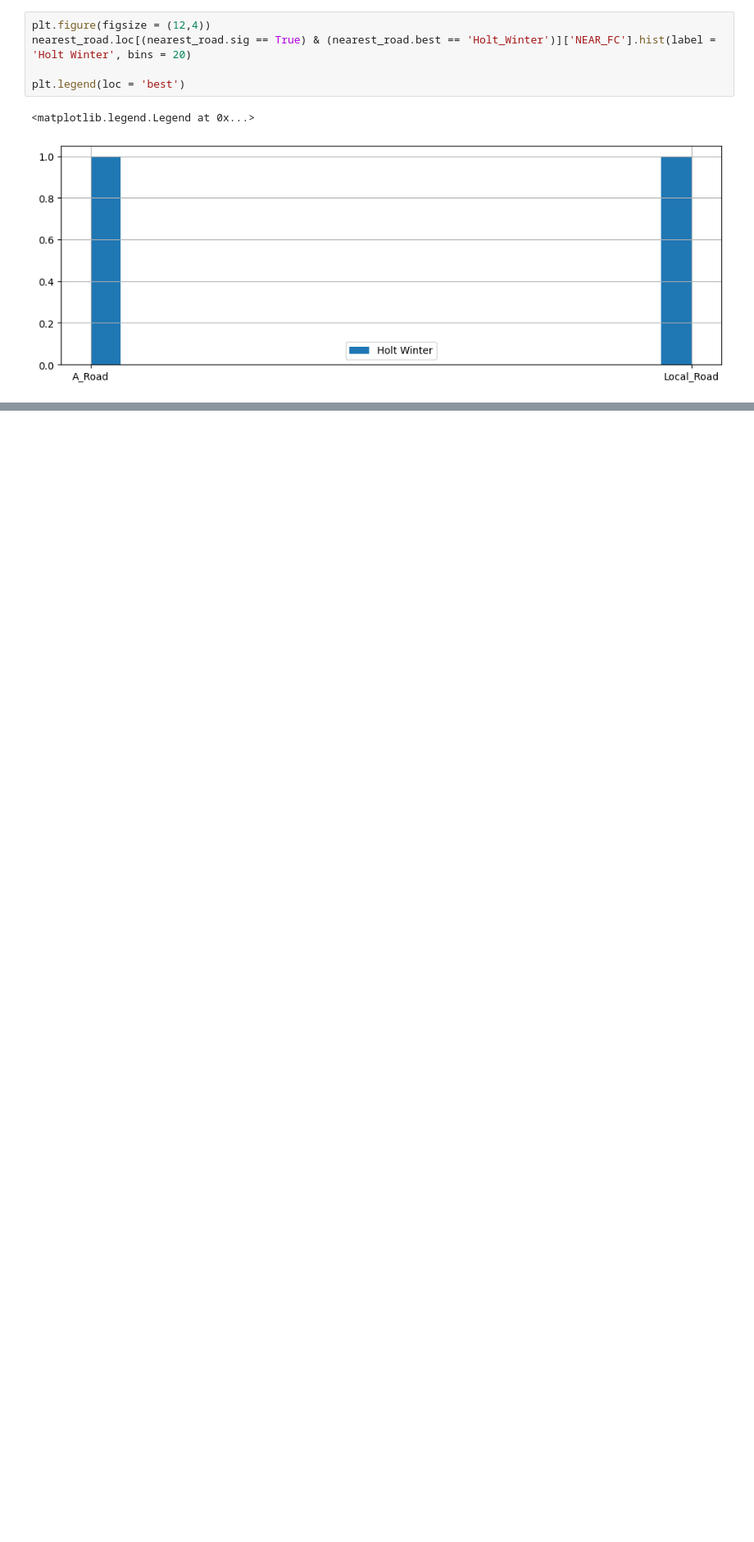
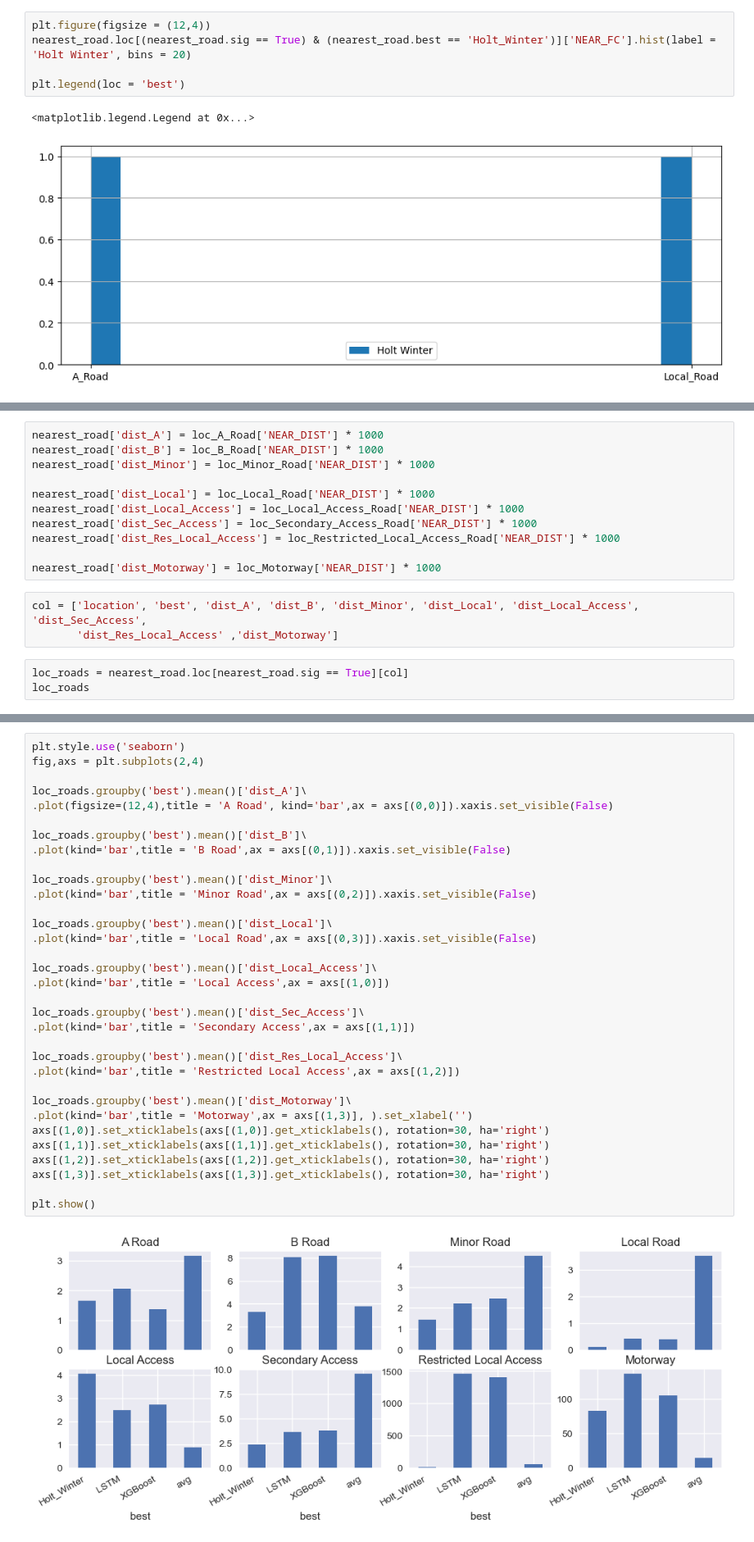
Before and after one commit to Joy-Wang625/Identify-Optimal-Pedestrian-Flow-Prediction-Methods, a Jupyter notebook: 20220610_ModelAnalysis_XGBoostVersion.ipynb, the cells around one changed output, grey strips where cells are left out. Shown at 82% size. Saved outputs shown, nothing was run; the diff lists cells and outputs as text; blank space fills up the shorter version.

```diff
--- a/20220610_ModelAnalysis_XGBoostVersion.ipynb
+++ b/20220610_ModelAnalysis_XGBoostVersion.ipynb
@@ -311,0 +321,17 @@ plt.legend(loc = 'best')
+# %%
+nearest_road['dist_A'] = loc_A_Road['NEAR_DIST'] * 1000
+nearest_road['dist_B'] = loc_B_Road['NEAR_DIST'] * 1000
+nearest_road['dist_Minor'] = loc_Minor_Road['NEAR_DIST'] * 1000
+
+nearest_road['dist_Local'] = loc_Local_Road['NEAR_DIST'] * 1000
+nearest_road['dist_Local_Access'] = loc_Local_Access_Road['NEAR_DIST'] * 1000
+nearest_road['dist_Sec_Access'] = loc_Secondary_Access_Road['NEAR_DIST'] * 1000
+nearest_road['dist_Res_Local_Access'] = loc_Restricted_Local_Access_Road['NEAR_DIST'] * 1000
+
+nearest_road['dist_Motorway'] = loc_Motorway['NEAR_DIST'] * 1000
+# %%
+col = ['location', 'best', 'dist_A', 'dist_B', 'dist_Minor', 'dist_Local', 'dist_Local_Access', 'dist_Sec_Access',
+       'dist_Res_Local_Access' ,'dist_Motorway']
+# %%
+loc_roads = nearest_road.loc[nearest_road.sig == True][col]
+loc_roads
@@ -311,0 +352,35 @@ plt.legend(loc = 'best')
+# %%
+plt.style.use('seaborn')
+fig,axs = plt.subplots(2,4)
+
+loc_roads.groupby('best').mean()['dist_A']\
+.plot(figsize=(12,4),title = 'A Road', kind='bar',ax = axs[(0,0)]).xaxis.set_visible(False)
+
+loc_roads.groupby('best').mean()['dist_B']\
+.plot(kind='bar',title = 'B Road',ax = axs[(0,1)]).xaxis.set_visible(False)
+
+loc_roads.groupby('best').mean()['dist_Minor']\
+.plot(kind='bar',title = 'Minor Road',ax = axs[(0,2)]).xaxis.set_visible(False)
+
+loc_roads.groupby('best').mean()['dist_Local']\
+.plot(kind='bar',title = 'Local Road',ax = axs[(0,3)]).xaxis.set_visible(False)
+
+loc_roads.groupby('best').mean()['dist_Local_Access']\
+.plot(kind='bar',title = 'Local Access',ax = axs[(1,0)])
+
+loc_roads.groupby('best').mean()['dist_Sec_Access']\
+.plot(kind='bar',title = 'Secondary Access',ax = axs[(1,1)])
+
+loc_roads.groupby('best').mean()['dist_Res_Local_Access']\
+.plot(kind='bar',title = 'Restricted Local Access',ax = axs[(1,2)])
+
+loc_roads.groupby('best').mean()['dist_Motorway']\
+.plot(kind='bar',title = 'Motorway',ax = axs[(1,3)], ).set_xlabel('')
+axs[(1,0)].set_xticklabels(axs[(1,0)].get_xticklabels(), rotation=30, ha='right')
+axs[(1,1)].set_xticklabels(axs[(1,1)].get_xticklabels(), rotation=30, ha='right')
+axs[(1,2)].set_xticklabels(axs[(1,2)].get_xticklabels(), rotation=30, ha='right')
+axs[(1,3)].set_xticklabels(axs[(1,3)].get_xticklabels(), rotation=30, ha='right')
+
+plt.show()
+# %% [output]
+[figure, added]
```
Also changed, not shown: parts of 32 cells of this notebook, 1 other file.
